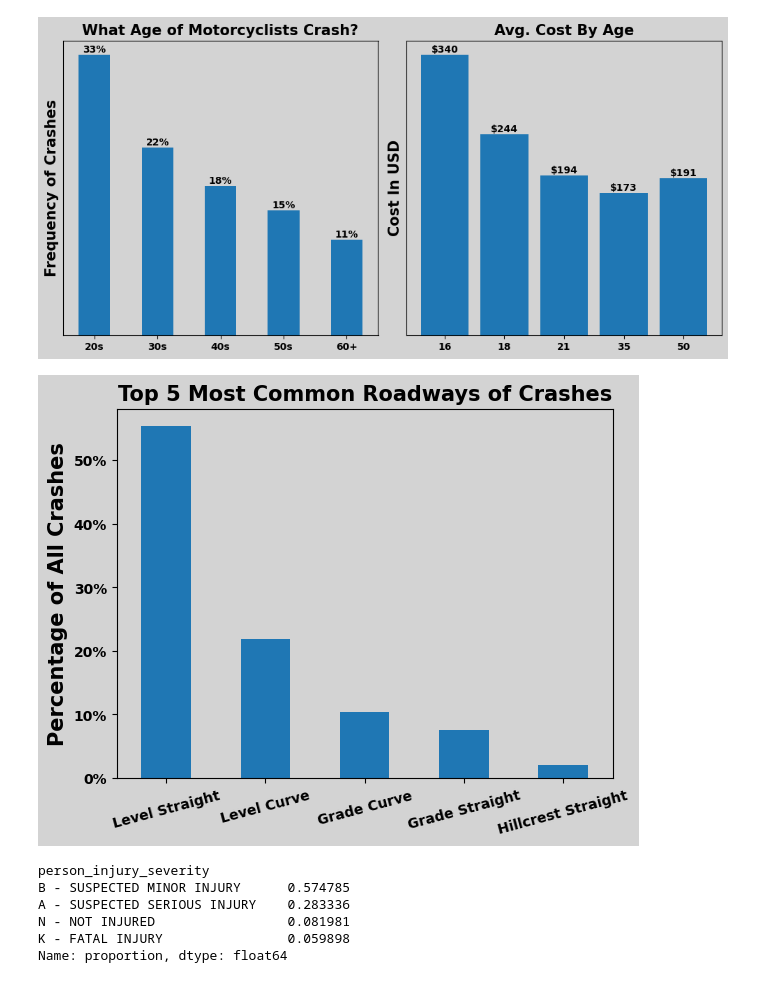
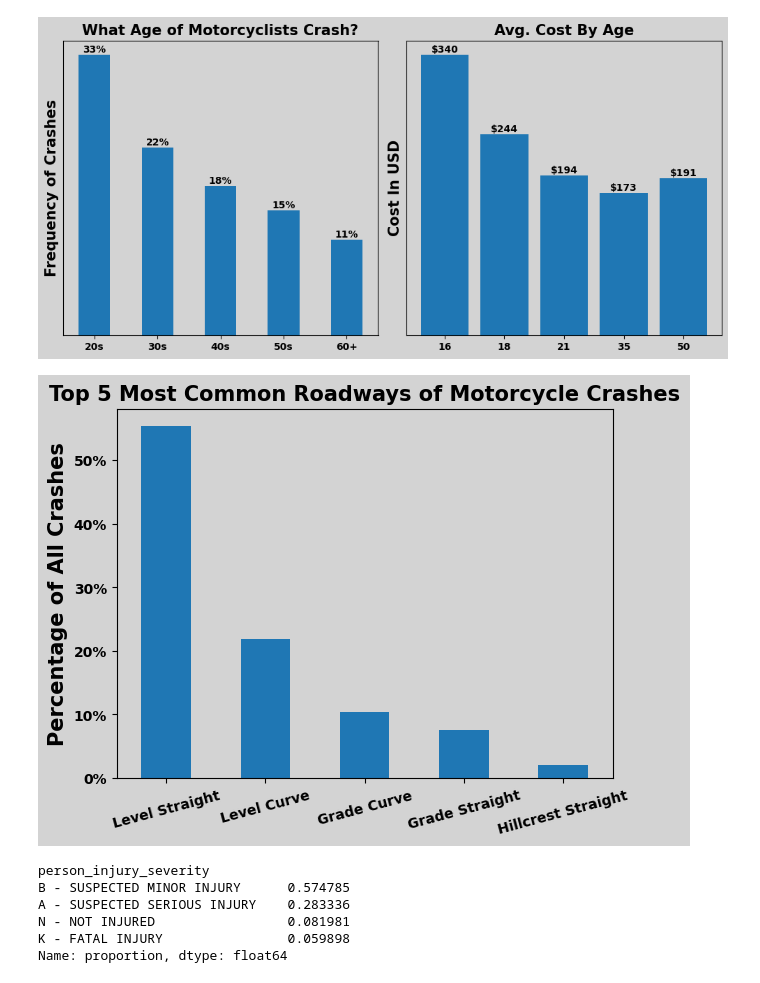
Before and after one commit to tex-wrex/tex-wrex, a Jupyter notebook: Jared/explore_get_specific_visuals.ipynb, the cells around one changed output. Cells and saved outputs as stored; diff of their text form; code cells hidden in the pictures.

Commit message:
More adjustments to visuals

```diff
--- a/Jared/explore_get_specific_visuals.ipynb
+++ b/Jared/explore_get_specific_visuals.ipynb
@@ -1194,15 +1194,15 @@ otherthing = pd.read_csv('svcs.csv', index_col=0)
 # %%
 fig, ax = plt.subplots(facecolor='lightgray')
 ax.set_facecolor('lightgray')
 ax = otherthing.roadway_alignment.value_counts(normalize=True).head(5).plot(kind='bar')
-plt.title('Top 5 Most Common Roadways of Crashes', fontweight='bold', fontsize=15)
+plt.title('Top 5 Most Common Roadways of Motorcycle Crashes', fontweight='bold', fontsize=15)
 plt.xlabel('')
 plt.xticks(rotation=15, ticks=[0, 1, 2, 3, 4], labels=['Level Straight', 'Level Curve', 'Grade Curve', 'Grade Straight', 'Hillcrest Straight'], fontweight='bold', fontsize=10)
 plt.ylabel('Percentage of All Crashes', fontweight='bold', fontsize=15)
 plt.yticks(ticks=[0, 0.1, 0.2, 0.3, 0.4, 0.5], labels=['0%', '10%', '20%', '30%', '40%', '50%'], fontweight='bold', fontsize=10)
 plt.show()
 # %% [output]
-[figure, old version]
+[figure, new version]
 # %%
 otherthing.person_injury_severity.value_counts(normalize=True)
 # %% [output]
```
Also changed, not shown: parts of 2 cells of this notebook.
